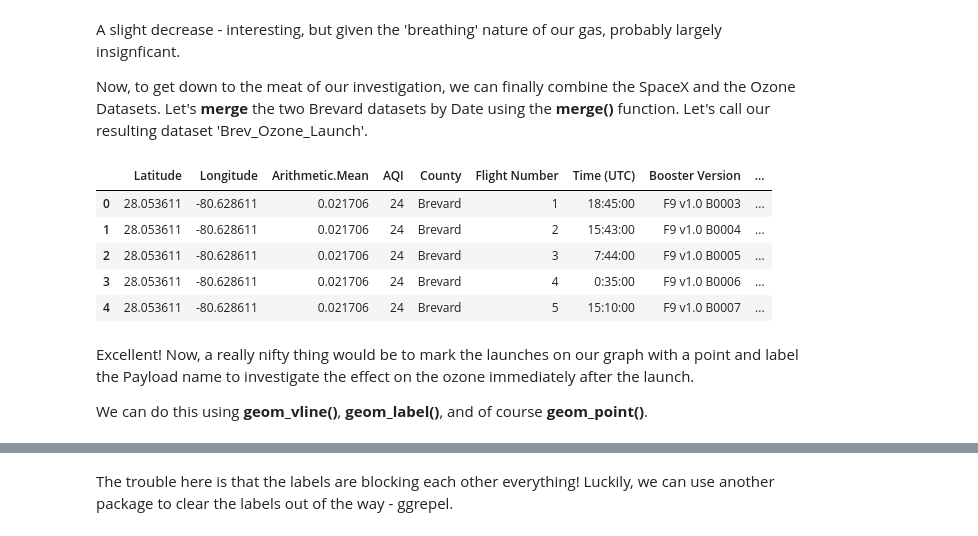
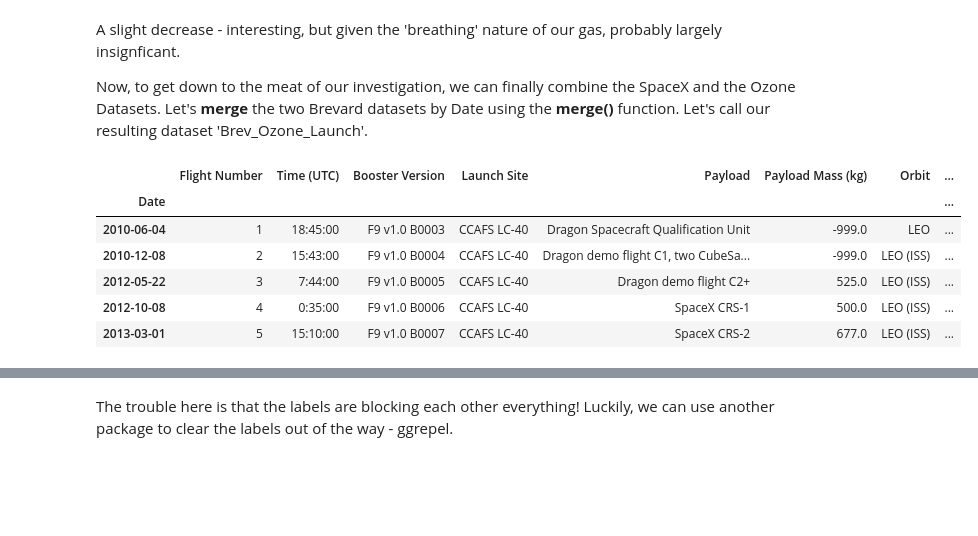
Before and after one commit to bigdatachallenge/2019_bdc_workshops, a Jupyter notebook: MD Python3 Week-1.ipynb, the cells around one changed output, grey strips where cells are left out. Saved outputs shown, nothing was run; the diff lists cells and outputs as text; code cells hidden in the pictures; blank space fills up the shorter version.

```diff
--- a/MD Python3 Week-1.ipynb
+++ b/MD Python3 Week-1.ipynb
@@ -692,17 +673,14 @@ Brevard_Ozone["Arithmetic.Mean"].plot()
 A slight decrease - interesting, but given the 'breathing' nature of our gas, probably largely insignficant.
 
 Now, to get down to the meat of our investigation, we can finally combine the SpaceX and the Ozone Datasets. Let's **merge** the two Brevard datasets by Date using the **merge()** function. Let's call our resulting dataset 'Brev_Ozone_Launch'.
-# %%
-Brev_Ozone_Launch = pd.merge(Brevard_Ozone, Brevard_Launches, how='inner')
-Brev_Ozone_Launch.head()
-# %% [output]
-|  | Latitude | Longitude | Arithmetic.Mean | AQI | County | Flight Number | Time (UTC) | Booster Version | ... |
-| 0 | 28.053611 | -80.628611 | 0.021706 | 24 | Brevard | 1 | 18:45:00 | F9 v1.0 B0003 | ... |
-| 1 | 28.053611 | -80.628611 | 0.021706 | 24 | Brevard | 2 | 15:43:00 | F9 v1.0 B0004 | ... |
-| 2 | 28.053611 | -80.628611 | 0.021706 | 24 | Brevard | 3 | 7:44:00 | F9 v1.0 B0005 | ... |
-| 3 | 28.053611 | -80.628611 | 0.021706 | 24 | Brevard | 4 | 0:35:00 | F9 v1.0 B0006 | ... |
-| 4 | 28.053611 | -80.628611 | 0.021706 | 24 | Brevard | 5 | 15:10:00 | F9 v1.0 B0007 | ... |
-# %% [markdown]
-Excellent! Now, a really nifty thing would be to mark the launches on our graph with a point and label the Payload name to investigate the effect on the ozone immediately after the launch.
-
-We can do this using **geom_vline()**, **geom_label()**, and of course **geom_point()**.
+# %%
+Brev_Ozone_Launch = Brevard_Launches.join(Brevard_Ozone,on='Date', how='outer',lsuffix='_left', rsuffix='_right')
+Brev_Ozone_Launch.head()
+# %% [output]
+|  | Flight Number | Time (UTC) | Booster Version | Launch Site | Payload | Payload Mass (kg) | Orbit | ... |
+| Date |  |  |  |  |  |  |  | ... |
+| 2010-06-04 | 1 | 18:45:00 | F9 v1.0 B0003 | CCAFS LC-40 | Dragon Spacecraft Qualification Unit | -999.0 | LEO | ... |
+| 2010-12-08 | 2 | 15:43:00 | F9 v1.0 B0004 | CCAFS LC-40 | Dragon demo flight C1, two CubeSa... | -999.0 | LEO (ISS) | ... |
+| 2012-05-22 | 3 | 7:44:00 | F9 v1.0 B0005 | CCAFS LC-40 | Dragon demo flight C2+ | 525.0 | LEO (ISS) | ... |
+| 2012-10-08 | 4 | 0:35:00 | F9 v1.0 B0006 | CCAFS LC-40 | SpaceX CRS-1 | 500.0 | LEO (ISS) | ... |
+| 2013-03-01 | 5 | 15:10:00 | F9 v1.0 B0007 | CCAFS LC-40 | SpaceX CRS-2 | 677.0 | LEO (ISS) | ... |
```
Also changed, not shown: parts of 27 cells of this notebook.
